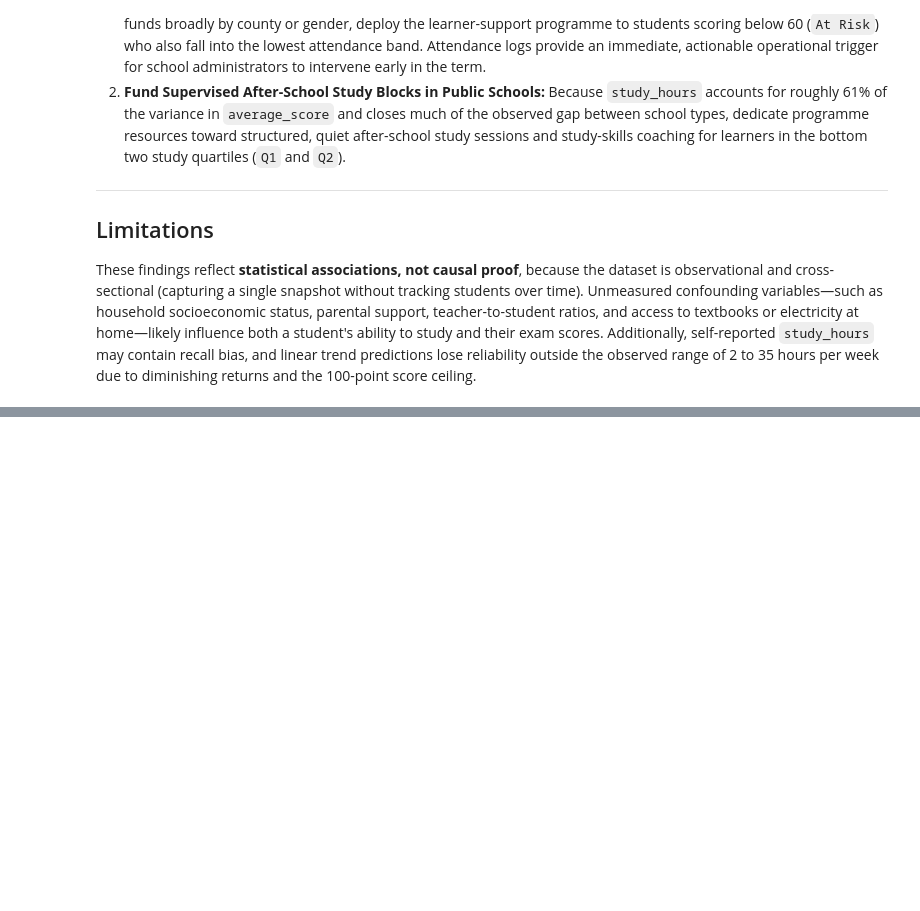
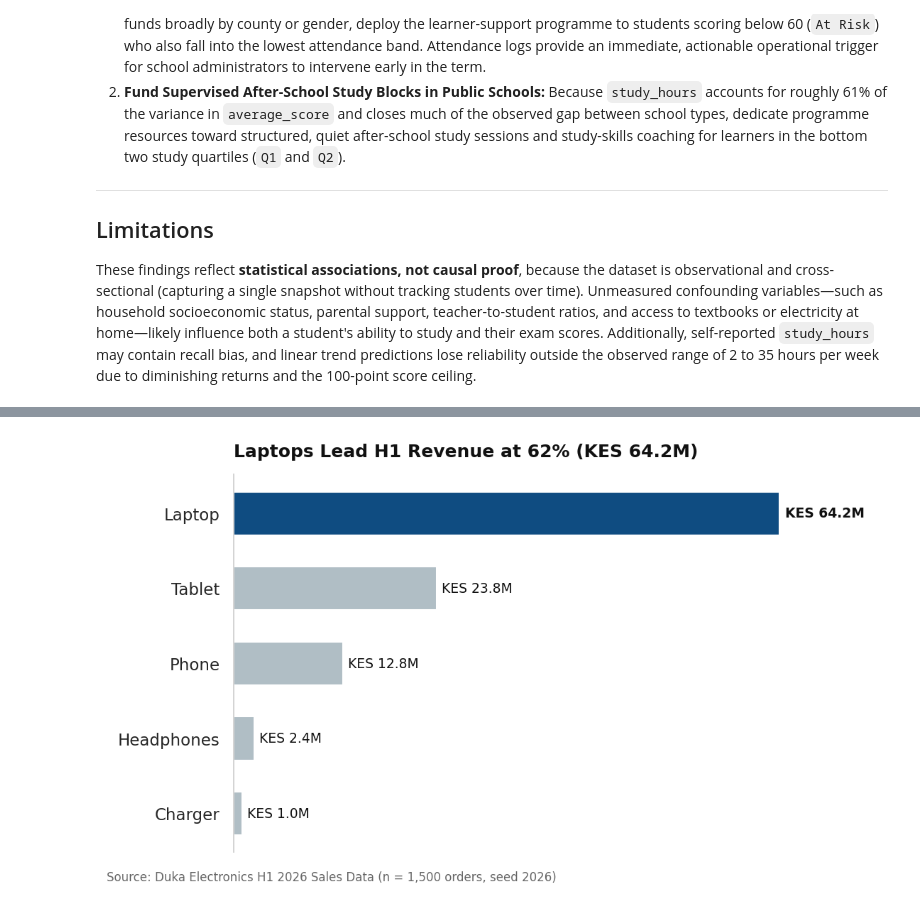
Before and after one commit to joemacKE/plp-da-a4-student-eda-and-board-report, a Jupyter notebook: plp_da_a4_student_eda_and_board_report.ipynb, the cells around one changed output, grey strips where cells are left out. Drawn from its saved outputs; the diff is of its cells as text; code cells hidden in the pictures; blank space fills up the shorter version.

```diff
--- a/plp_da_a4_student_eda_and_board_report.ipynb
+++ b/plp_da_a4_student_eda_and_board_report.ipynb
@@ -334,0 +424,43 @@ These findings reflect **statistical associations, not causal proof**, because t
+# %%
+prod_rev_m = (prod_rev / 1e6).sort_values(ascending=True)
+top_prod = prod_rev_m.index[-1]
+top_share = (prod_rev_m.iloc[-1] / prod_rev_m.sum()) * 100
+
+fig, ax = plt.subplots(figsize=(7.5, 4.2))
+bar_colors = [HIGHLIGHT if p == top_prod else MUTED for p in prod_rev_m.index]
+bars = ax.barh(prod_rev_m.index, prod_rev_m.values, color=bar_colors, height=0.58)
+
+for bar in bars:
+    val = bar.get_width()
+    is_top = val == prod_rev_m.max()
+    ax.text(
+        val + 0.6,
+        bar.get_y() + bar.get_height() / 2,
+        f"KES {val:.1f}M",
+        va="center",
+        fontsize=9,
+        fontweight="bold" if is_top else "normal",
+        color="#111111",
+    )
+
+ax.set_xlim(0, prod_rev_m.max() * 1.18)
+ax.xaxis.set_visible(False)
+for side in ["top", "right", "bottom"]:
+    ax.spines[side].set_visible(False)
+ax.grid(False)
+
+ax.set_title(
+    f"{top_prod}s Lead H1 Revenue at {top_share:.0f}% (KES {prod_rev_m.iloc[-1]:.1f}M)",
+    loc="left",
+    fontsize=12,
+    fontweight="bold",
+    pad=12,
+    color="#111111",
+)
+fig.text(0.01, -0.02, SOURCE_LINE, fontsize=8, color="#666666")
+
+plt.tight_layout()
+plt.savefig("figures/after.png", dpi=200, bbox_inches="tight")
+plt.show()
+# %% [output]
+[figure, added]
```
Also changed, not shown: parts of 5 cells of this notebook.
